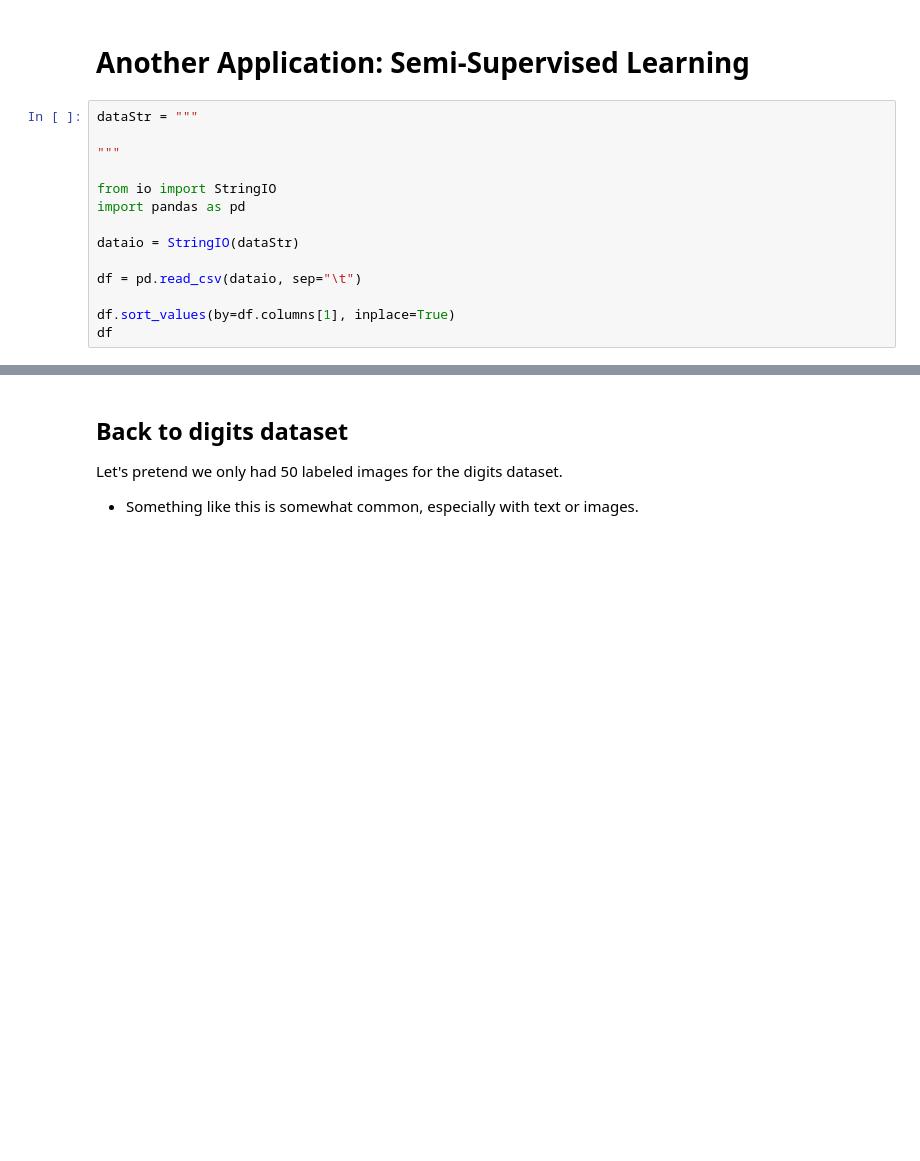
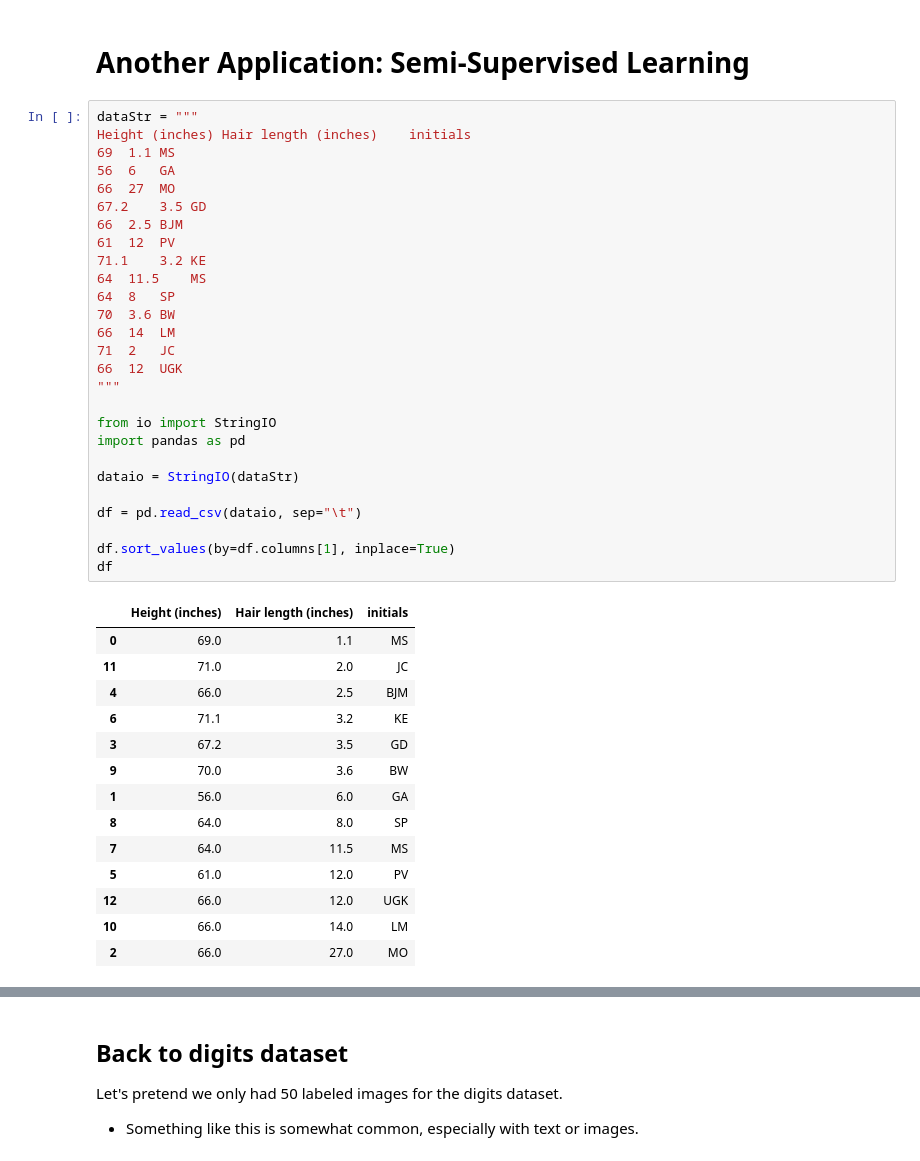
Before and after one commit to msaricaumbc/DS602_Fall2025, a Jupyter notebook: week11 - clustering and unsupervised learning/clustering.ipynb, the cells around one changed output, grey strips where cells are left out. Drawn from its saved outputs; the diff is of its cells as text; blank space fills up the shorter version.

```diff
--- a/week11 - clustering and unsupervised learning/clustering.ipynb
+++ b/week11 - clustering and unsupervised learning/clustering.ipynb
@@ -384,18 +419,46 @@ print(f'Using k-means preprocesser: {p_score:.2%}')
 # Another Application: Semi-Supervised Learning
 # %%
 dataStr = """
-
+Height (inches)	Hair length (inches)	initials
+69	1.1	MS
+56	6	GA
+66	27	MO
+67.2	3.5	GD
+66	2.5	BJM
+61	12	PV
+71.1	3.2	KE
+64	11.5	MS
+64	8	SP
+70	3.6	BW
+66	14	LM
+71	2	JC
+66	12	UGK
 """
 
 from io import StringIO
 import pandas as pd
 
 dataio = StringIO(dataStr)
 
 df = pd.read_csv(dataio, sep="\t")
 
 df.sort_values(by=df.columns[1], inplace=True)
 df
+# %% [output]
+|  | Height (inches) | Hair length (inches) | initials |
+| 0 | 69.0 | 1.1 | MS |
+| 11 | 71.0 | 2.0 | JC |
+| 4 | 66.0 | 2.5 | BJM |
+| 6 | 71.1 | 3.2 | KE |
+| 3 | 67.2 | 3.5 | GD |
+| 9 | 70.0 | 3.6 | BW |
+| 1 | 56.0 | 6.0 | GA |
+| 8 | 64.0 | 8.0 | SP |
+| 7 | 64.0 | 11.5 | MS |
+| 5 | 61.0 | 12.0 | PV |
+| 12 | 66.0 | 12.0 | UGK |
+| 10 | 66.0 | 14.0 | LM |
+| 2 | 66.0 | 27.0 | MO |
 # %%
 X = df[['Height (inches)', 'Hair length (inches)']]
 X.head()
```
Also changed, not shown: parts of 67 cells of this notebook.
